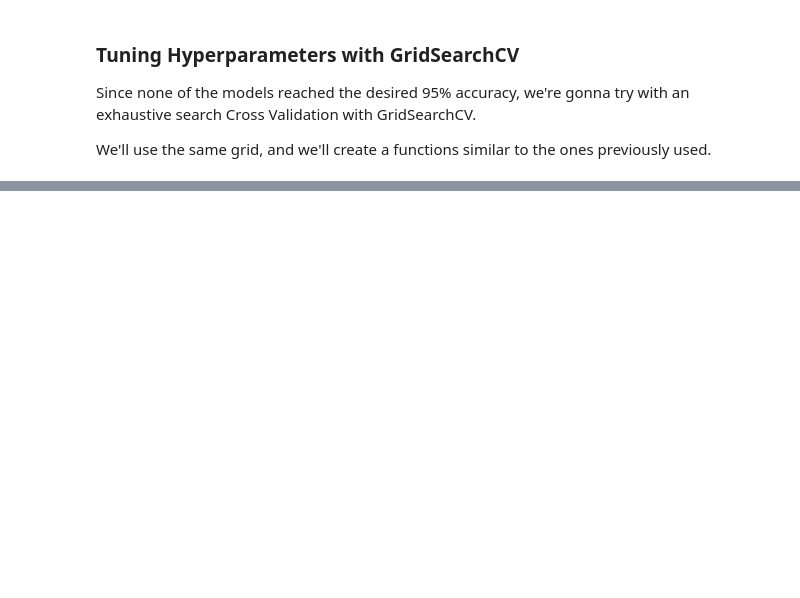
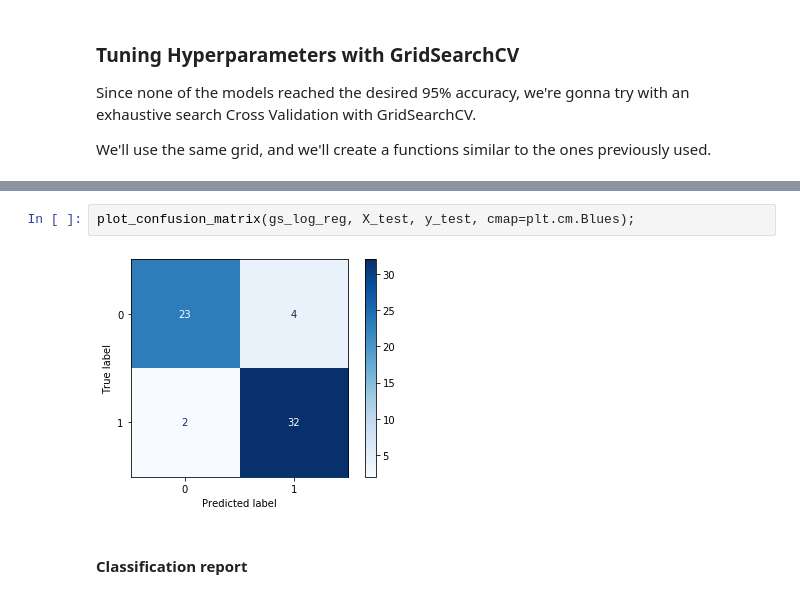
Before and after one commit to JorgePasco1/heart-disease-classification, a Jupyter notebook: heart-disease-classification.ipynb, the cells around one changed output, grey strips where cells are left out. Drawn from its saved outputs; the diff is of its cells as text; blank space fills up the shorter version.

```diff
--- a/heart-disease-classification.ipynb
+++ b/heart-disease-classification.ipynb
@@ -739,0 +840,6 @@ Fitting 5 folds for each of 7200 candidates, totalling 36000 fits
+# %%
+plot_confusion_matrix(gs_log_reg, X_test, y_test, cmap=plt.cm.Blues);
+# %% [output]
+[figure, added]
+# %% [markdown]
+#### Classification report
```
Also changed, not shown: parts of 54 cells of this notebook, 3 other files.
